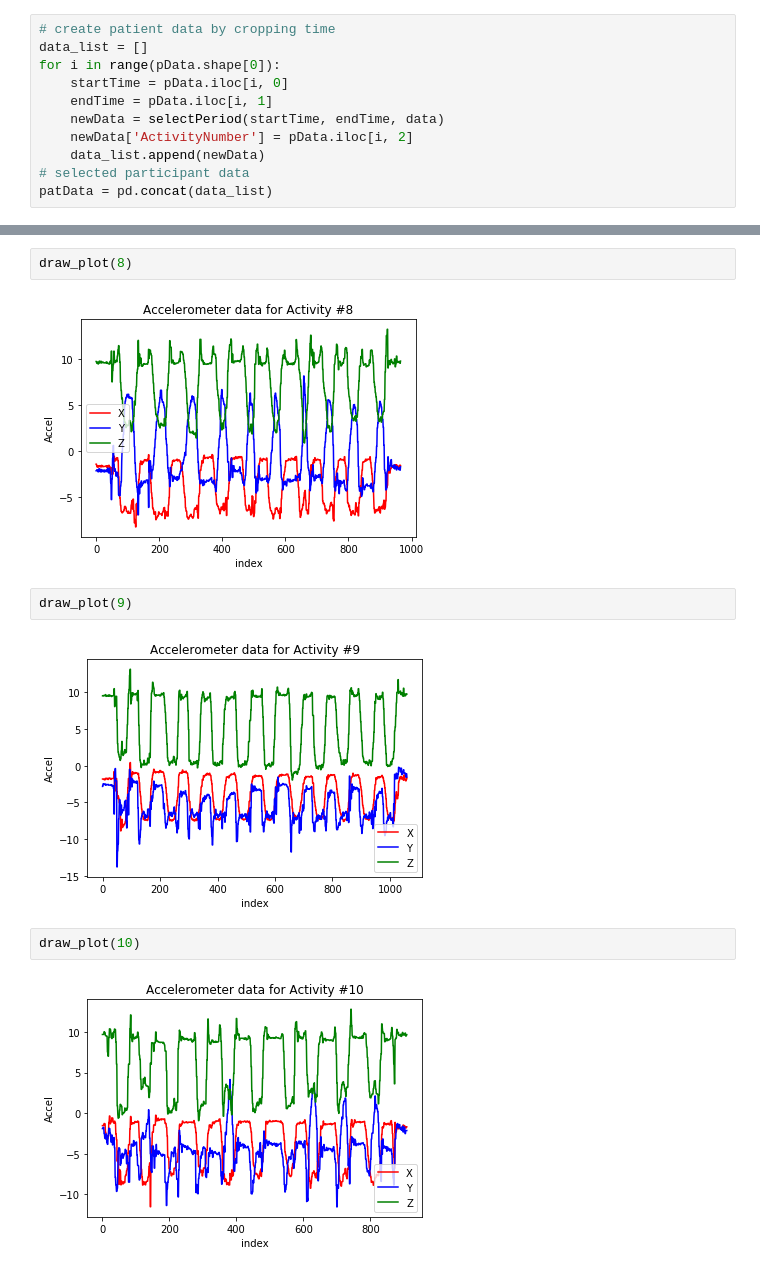
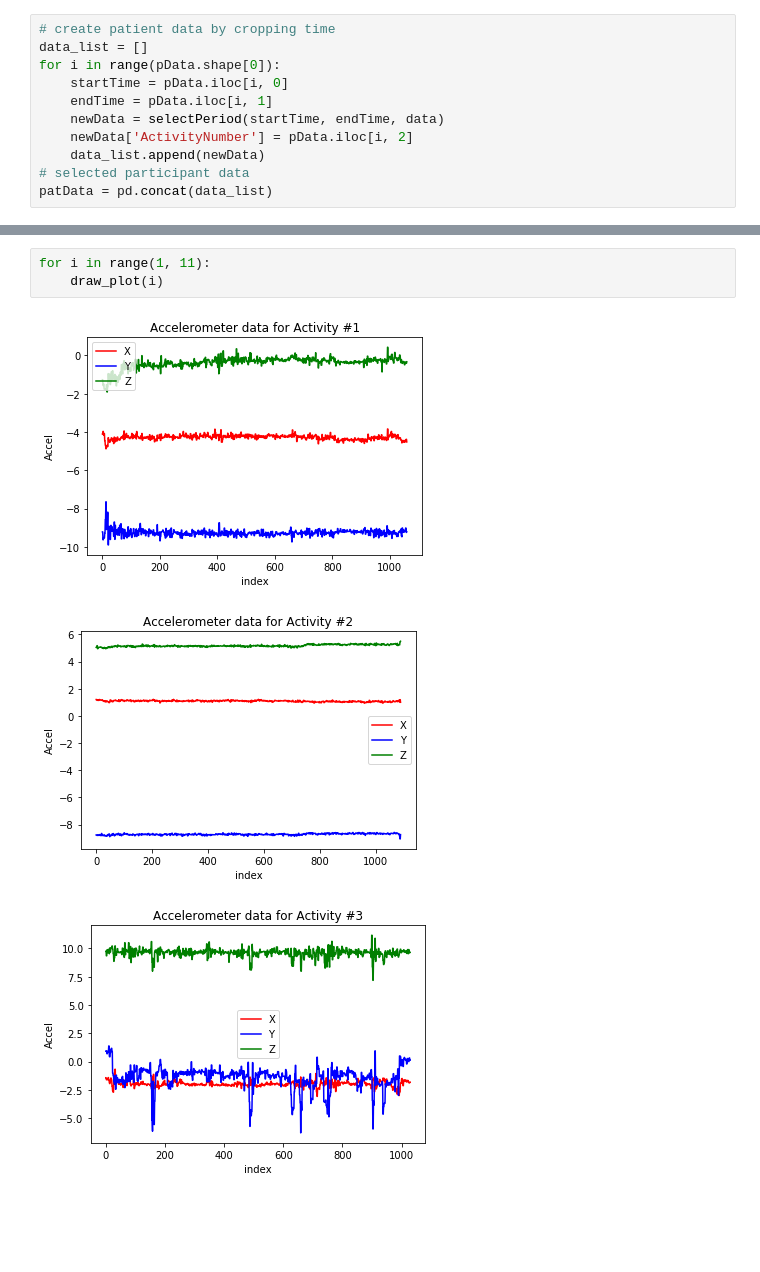
Before and after one commit to RaterBai/Activity-Recognition, a Jupyter notebook: code/visualize_roamm.ipynb, the cells around one changed output, grey strips where cells are left out. Cells and saved outputs as stored; diff of their text form; blank space fills up the shorter version.

```diff
--- a/code/visualize_roamm.ipynb
+++ b/code/visualize_roamm.ipynb
@@ -116,12 +65,7 @@ draw_plot(7)
-# %%
-draw_plot(8)
-# %% [output]
-[figure, removed]
-# %%
-draw_plot(9)
-# %% [output]
-[figure, removed]
-# %%
-draw_plot(10)
-# %% [output]
-[figure, removed]
+# %%
+for i in range(1, 11):
+    draw_plot(i)
+# %% [output]
+[figure, added]
+[figure, added]
+[figure, added]
```
Also changed, not shown: parts of 11 cells of this notebook, 1 other file.
